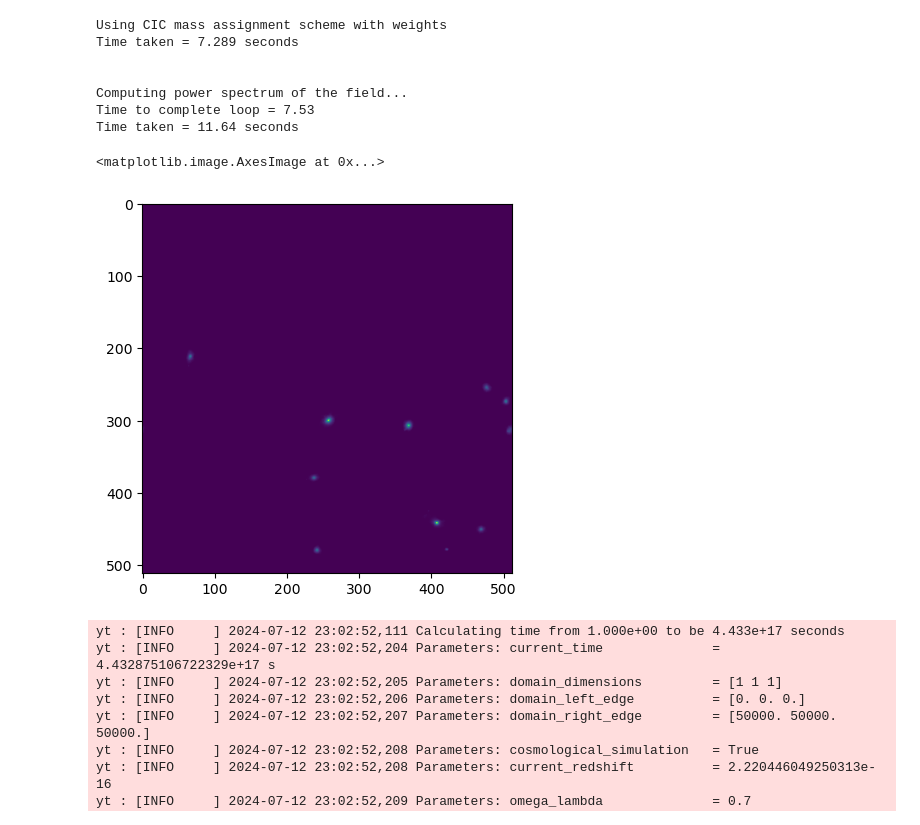
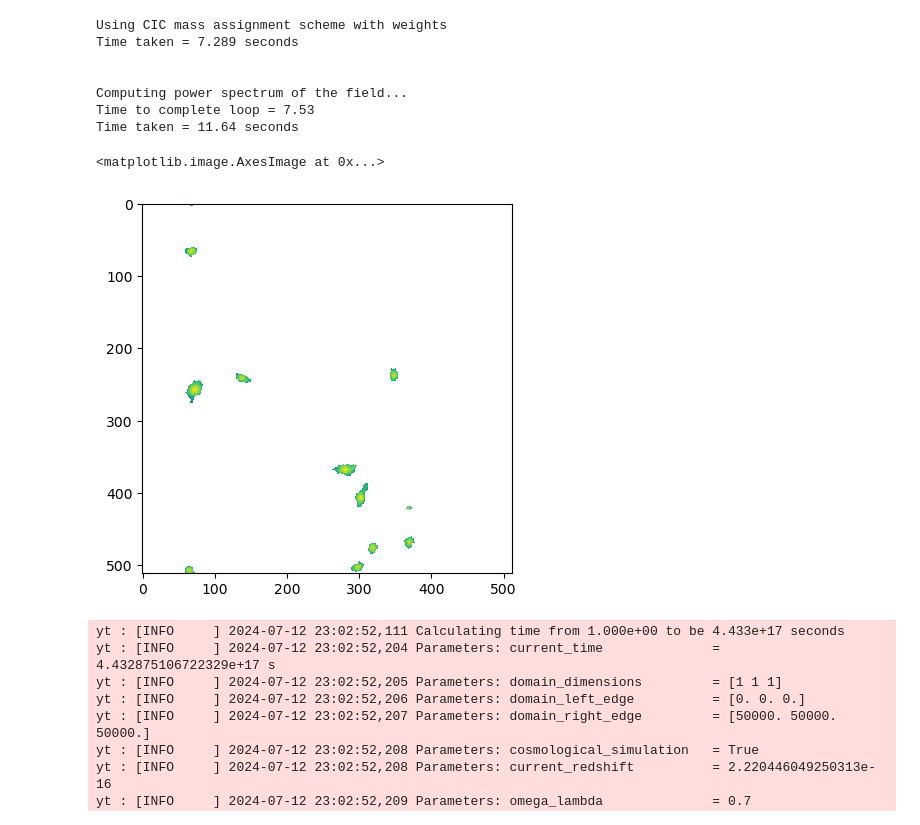
Before and after one commit to anirbanbairagi/Quijote-Hydro-PNG, a Jupyter notebook: Notebooks/Pk.ipynb, the cells around one changed output. Drawn from its saved outputs; the diff is of its cells as text; code cells hidden in the pictures.

```diff
--- a/Notebooks/Pk.ipynb
+++ b/Notebooks/Pk.ipynb
@@ -20,7 +20,7 @@ import yt
 # %% [markdown]
 Get the name of the snapshot
 # %%
-snapshot = '/home/jovyan/L501P/1P_LC_100_50/snapdir_090/snap_090'
+snapshot = '/home/jovyan/TNG_L50_1P_fNL/1P_LC_100_50/snapdir_090/snap_090'
 ptype    = [1] #[1](CDM), [2](neutrinos) or [1,2](CDM+neutrinos)
 # %%
 # read header
@@ -64,10 +64,10 @@ Computing power spectrum of the field...
 Time to complete loop = 7.53
 Time taken = 11.64 seconds
 # %%
-plt.imshow(delta)
+plt.imshow(np.log(2+delta.sum(0)))
 # %% [output]
 <matplotlib.image.AxesImage at 0x...>
-[figure, old version]
+[figure, new version]
 # %%
 f_snap = '/home/jovyan/L501P/1P_LC_100_50/snapdir_090/snap_090.0.hdf5'
 ds=yt.load(f_snap)
```
Also changed, not shown: parts of 5 cells of this notebook, 2 other files.
